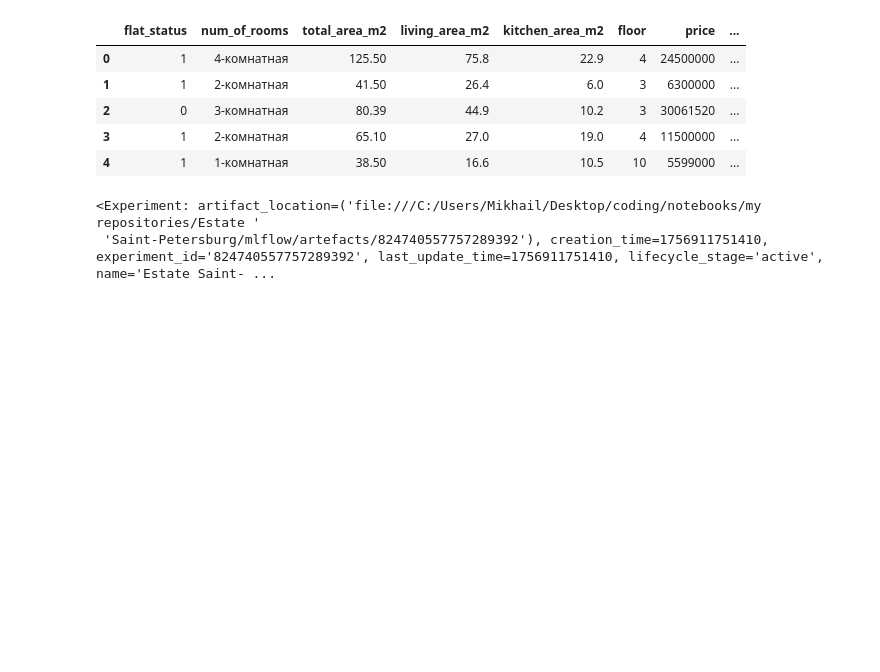
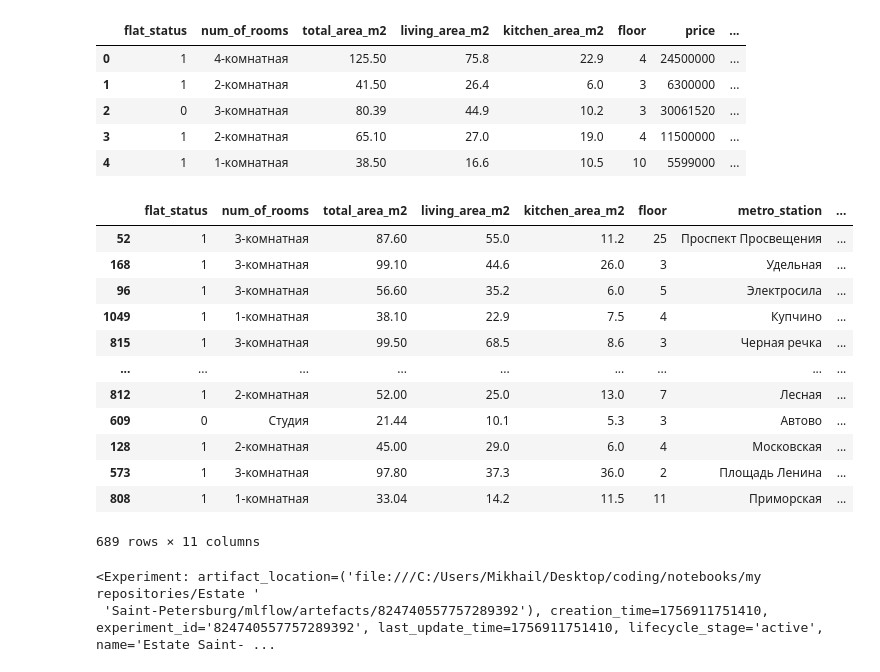
Before and after one commit to lodygin-mikhail/Real_Estate_Saint_Petersburg, a Jupyter notebook: nootbooks/flats.ipynb, the cells around one changed output. Cells and saved outputs as stored; diff of their text form; code cells hidden in the pictures; blank space fills up the shorter version.

```diff
--- a/nootbooks/flats.ipynb
+++ b/nootbooks/flats.ipynb
@@ -381,6 +381,22 @@ cat_cols = ['flat_status',
             'is_future_building']
 # %%
 X_train, X_test, y_train, y_test = train_test_split(X, y, test_size=0.2)
+# %%
+X_train
+# %% [output]
+|  | flat_status | num_of_rooms | total_area_m2 | living_area_m2 | kitchen_area_m2 | floor | metro_station | ... |
+| 52 | 1 | 3-комнатная | 87.60 | 55.0 | 11.2 | 25 | Проспект Просвещения | ... |
+| 168 | 1 | 3-комнатная | 99.10 | 44.6 | 26.0 | 3 | Удельная | ... |
+| 96 | 1 | 3-комнатная | 56.60 | 35.2 | 6.0 | 5 | Электросила | ... |
+| 1049 | 1 | 1-комнатная | 38.10 | 22.9 | 7.5 | 4 | Купчино | ... |
+| 815 | 1 | 3-комнатная | 99.50 | 68.5 | 8.6 | 3 | Черная речка | ... |
+| ... | ... | ... | ... | ... | ... | ... | ... | ... |
+| 812 | 1 | 2-комнатная | 52.00 | 25.0 | 13.0 | 7 | Лесная | ... |
+| 609 | 0 | Студия | 21.44 | 10.1 | 5.3 | 3 | Автово | ... |
+| 128 | 1 | 2-комнатная | 45.00 | 29.0 | 6.0 | 4 | Московская | ... |
+| 573 | 1 | 3-комнатная | 97.80 | 37.3 | 36.0 | 2 | Площадь Ленина | ... |
+| 808 | 1 | 1-комнатная | 33.04 | 14.2 | 11.5 | 11 | Приморская | ... |
+689 rows × 11 columns
 # %%
 # Укажем юзера, который делает эксперименты
 os.environ['USER'] = 'Mikhail Lodygin'
```
Also changed, not shown: parts of 1 cell of this notebook.
